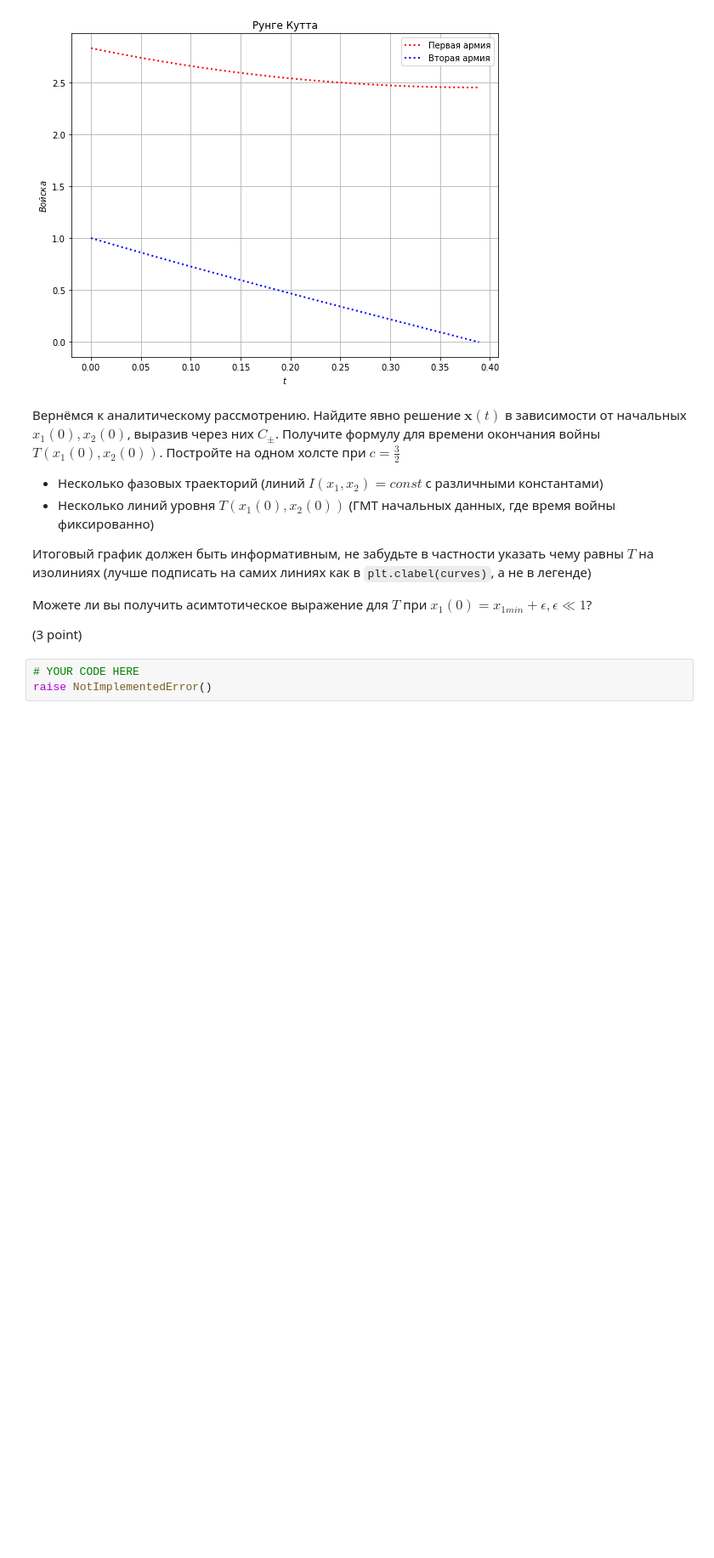
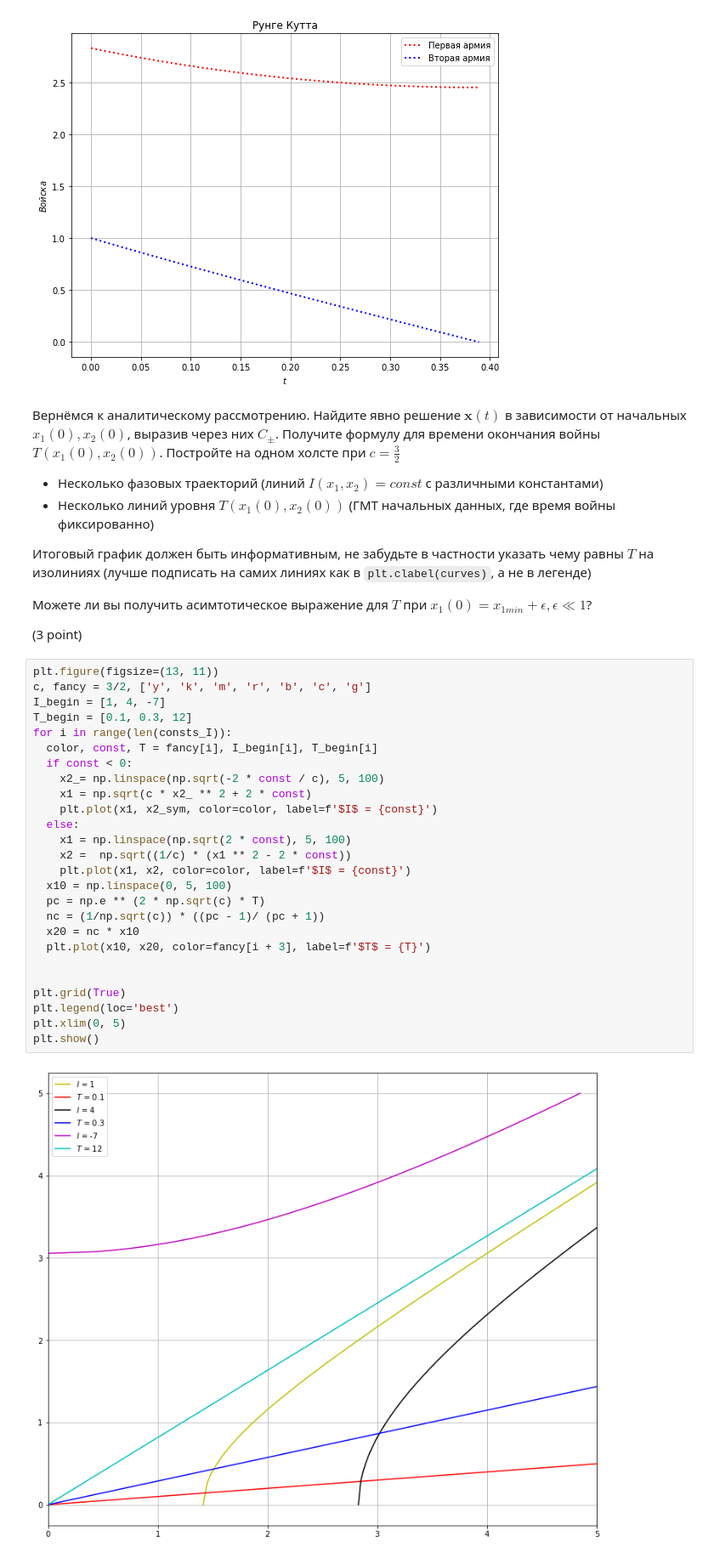
Before and after one commit to DanilPeg/calcphys2022, a Jupyter notebook: IVP_ODE.ipynb, the cells around one changed output. Shown: that part at 85% size. Saved outputs shown, nothing was run; the diff lists cells and outputs as text; blank space fills up the shorter version.

```diff
--- a/IVP_ODE.ipynb
+++ b/IVP_ODE.ipynb
@@ -343,6 +348,31 @@ for u0 in band:
 Можете ли вы получить асимтотическое выражение для $T$ при $x_1(0) = x_{1min} + \epsilon, \epsilon\ll1$?
 
 (3 point)
-# %%
-# YOUR CODE HERE
-raise NotImplementedError()
+# %%
+plt.figure(figsize=(13, 11))
+c, fancy = 3/2, ['y', 'k', 'm', 'r', 'b', 'c', 'g']
+I_begin = [1, 4, -7]
+T_begin = [0.1, 0.3, 12]
+for i in range(len(consts_I)):
+  color, const, T = fancy[i], I_begin[i], T_begin[i]
+  if const < 0:
+    x2_= np.linspace(np.sqrt(-2 * const / c), 5, 100)
+    x1 = np.sqrt(c * x2_ ** 2 + 2 * const)
+    plt.plot(x1, x2_sym, color=color, label=f'$I$ = {const}')
+  else:
+    x1 = np.linspace(np.sqrt(2 * const), 5, 100)
+    x2 =  np.sqrt((1/c) * (x1 ** 2 - 2 * const))
+    plt.plot(x1, x2, color=color, label=f'$I$ = {const}')
+  x10 = np.linspace(0, 5, 100)
+  pc = np.e ** (2 * np.sqrt(c) * T)
+  nc = (1/np.sqrt(c)) * ((pc - 1)/ (pc + 1))
+  x20 = nc * x10
+  plt.plot(x10, x20, color=fancy[i + 3], label=f'$T$ = {T}')
+
+
+plt.grid(True)
+plt.legend(loc='best')
+plt.xlim(0, 5)
+plt.show()
+# %% [output]
+[figure, added]
```
Also changed, not shown: parts of 5 cells of this notebook.
